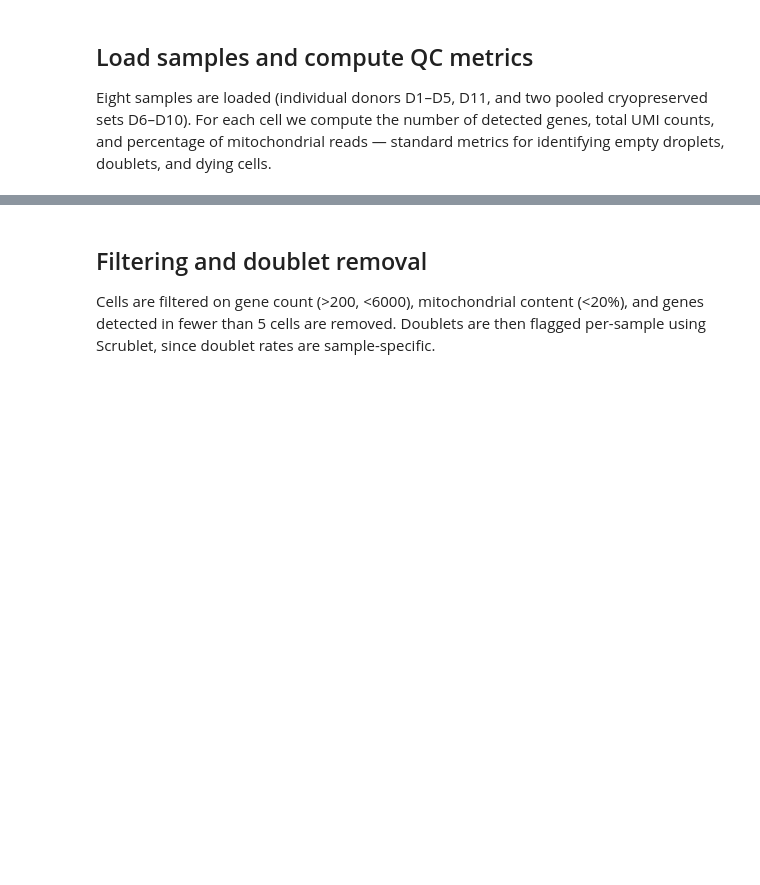
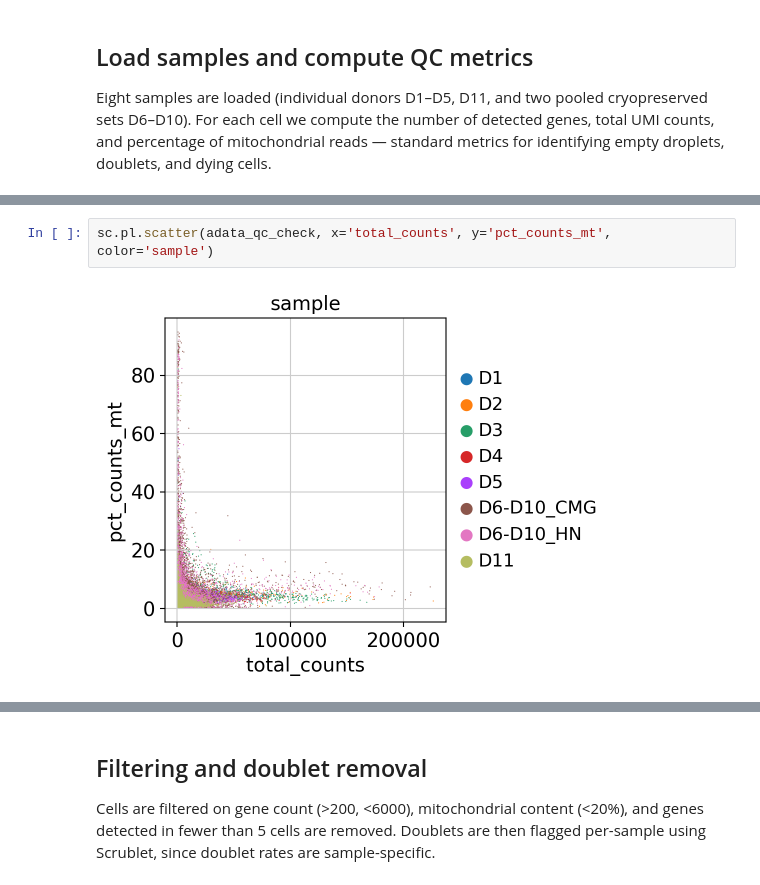
Before and after one commit to MadhuramDidwani45/Sc-RNA-seq-Analysis, a Jupyter notebook: 01_QC_and_preprocessing.ipynb, the cells around one changed output, grey strips where cells are left out. Saved outputs shown, nothing was run; the diff lists cells and outputs as text; blank space fills up the shorter version.

```diff
--- a/01_QC_and_preprocessing.ipynb
+++ b/01_QC_and_preprocessing.ipynb
@@ -59,0 +113,4 @@ D11: 8334 cells x 33538 genes
+# %%
+sc.pl.scatter(adata_qc_check, x='total_counts', y='pct_counts_mt', color='sample')
+# %% [output]
+[figure, added]
```
Also changed, not shown: parts of 6 cells of this notebook.
